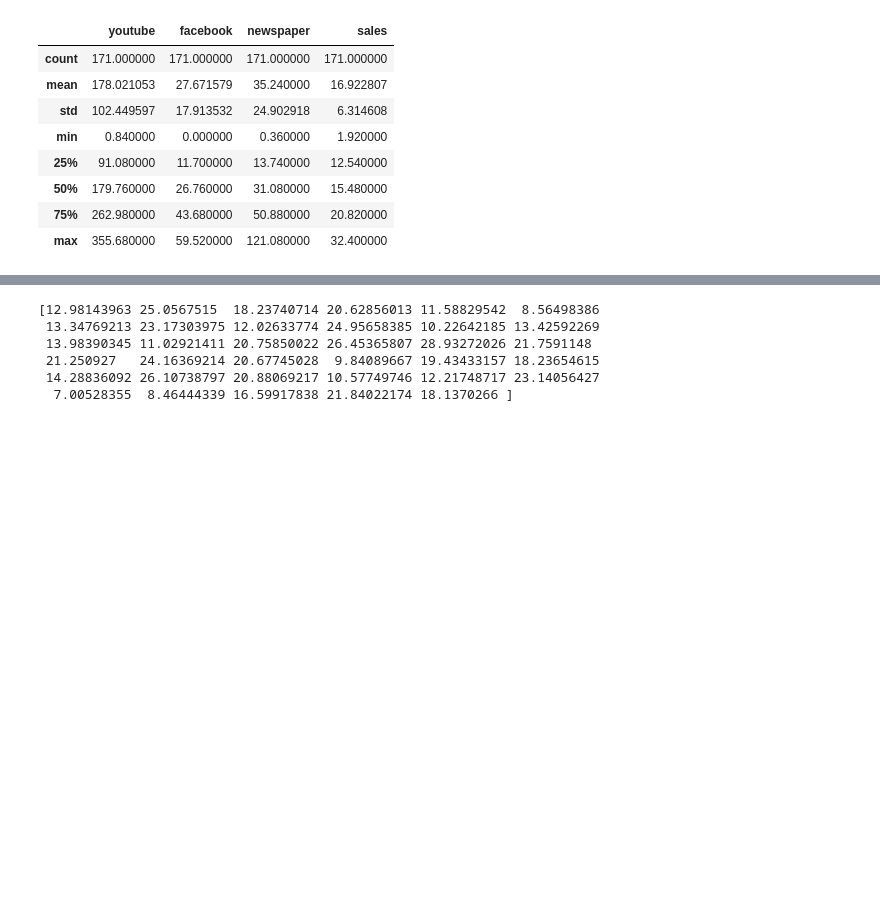
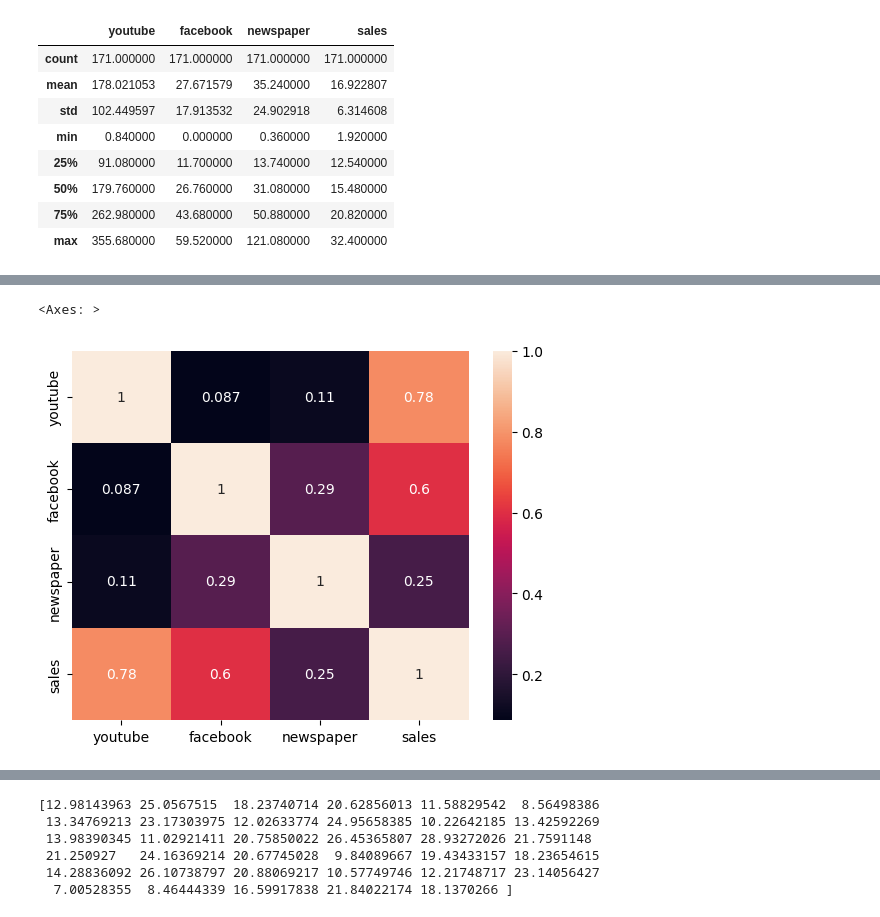
Before and after one commit to LeMorelli-py/Analise-de-dados-Regressao-Linear, a Jupyter notebook: Desafio_4_DNC.ipynb, the cells around one changed output, grey strips where cells are left out. Cells and saved outputs as stored; diff of their text form; code cells hidden in the pictures; blank space fills up the shorter version.

```diff
--- a/Desafio_4_DNC.ipynb
+++ b/Desafio_4_DNC.ipynb
@@ -121,0 +106,5 @@ plt.show()
+# %%
+sns.heatmap(df.corr(), annot=True)
+# %% [output]
+<Axes: >
+[figure, added]
```
Also changed, not shown: parts of 21 cells of this notebook.
